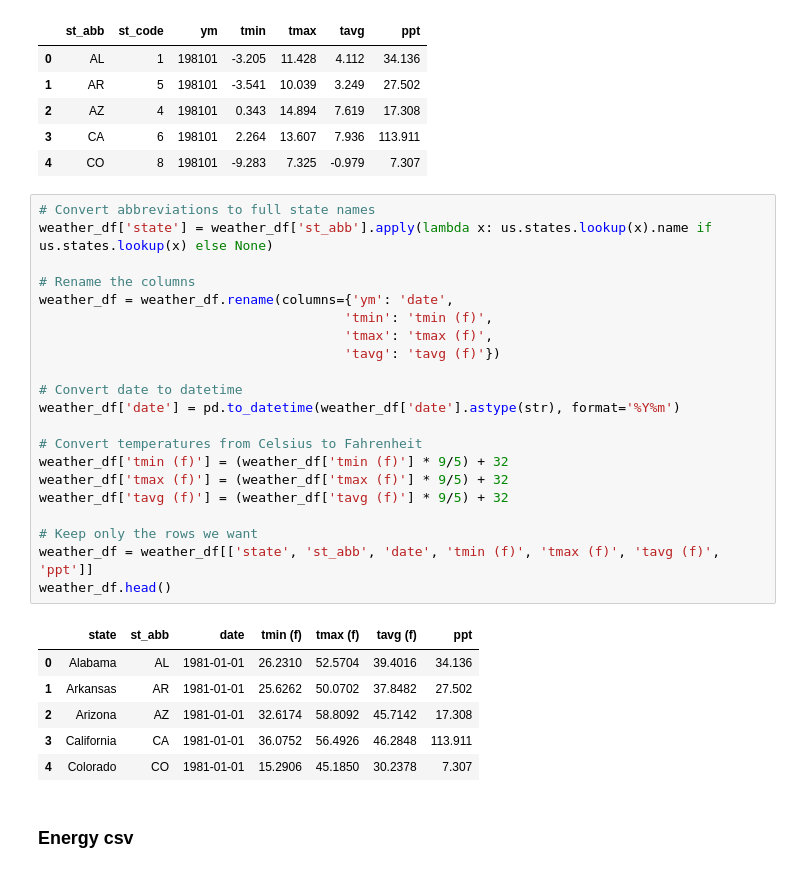
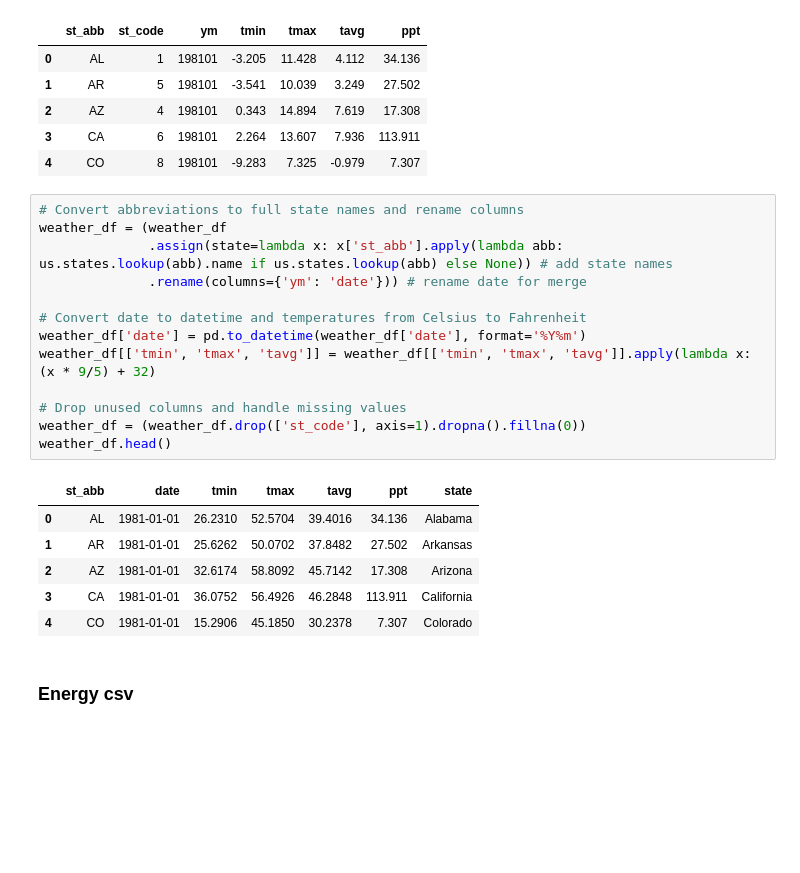
Before and after one commit to jcbritton/Weather_vs_Energy_Consumption, a Jupyter notebook: data_cleanup_code.ipynb, the cells around one changed output. Cells and saved outputs as stored; diff of their text form; blank space fills up the shorter version.

```diff
--- a/data_cleanup_code.ipynb
+++ b/data_cleanup_code.ipynb
@@ -20,33 +20,25 @@ weather_df.head()
 | 3 | CA | 6 | 198101 | 2.264 | 13.607 | 7.936 | 113.911 |
 | 4 | CO | 8 | 198101 | -9.283 | 7.325 | -0.979 | 7.307 |
 # %%
-# Convert abbreviations to full state names
-weather_df['state'] = weather_df['st_abb'].apply(lambda x: us.states.lookup(x).name if us.states.lookup(x) else None)
+# Convert abbreviations to full state names and rename columns
+weather_df = (weather_df
+              .assign(state=lambda x: x['st_abb'].apply(lambda abb: us.states.lookup(abb).name if us.states.lookup(abb) else None)) # add state names
+              .rename(columns={'ym': 'date'})) # rename date for merge
 
-# Rename the columns
-weather_df = weather_df.rename(columns={'ym': 'date',
-                                       'tmin': 'tmin (f)',
-                                       'tmax': 'tmax (f)',
-                                       'tavg': 'tavg (f)'})
+# Convert date to datetime and temperatures from Celsius to Fahrenheit
+weather_df['date'] = pd.to_datetime(weather_df['date'], format='%Y%m')
+weather_df[['tmin', 'tmax', 'tavg']] = weather_df[['tmin', 'tmax', 'tavg']].apply(lambda x: (x * 9/5) + 32)
 
-# Convert date to datetime
-weather_df['date'] = pd.to_datetime(weather_df['date'].astype(str), format='%Y%m')
-
-# Convert temperatures from Celsius to Fahrenheit
-weather_df['tmin (f)'] = (weather_df['tmin (f)'] * 9/5) + 32
-weather_df['tmax (f)'] = (weather_df['tmax (f)'] * 9/5) + 32
-weather_df['tavg (f)'] = (weather_df['tavg (f)'] * 9/5) + 32
-
-# Keep only the rows we want
-weather_df = weather_df[['state', 'st_abb', 'date', 'tmin (f)', 'tmax (f)', 'tavg (f)', 'ppt']]
+# Drop unused columns and handle missing values
+weather_df = (weather_df.drop(['st_code'], axis=1).dropna().fillna(0))
 weather_df.head()
 # %% [output]
-|  | state | st_abb | date | tmin (f) | tmax (f) | tavg (f) | ppt |
-| 0 | Alabama | AL | 1981-01-01 | 26.2310 | 52.5704 | 39.4016 | 34.136 |
-| 1 | Arkansas | AR | 1981-01-01 | 25.6262 | 50.0702 | 37.8482 | 27.502 |
-| 2 | Arizona | AZ | 1981-01-01 | 32.6174 | 58.8092 | 45.7142 | 17.308 |
-| 3 | California | CA | 1981-01-01 | 36.0752 | 56.4926 | 46.2848 | 113.911 |
-| 4 | Colorado | CO | 1981-01-01 | 15.2906 | 45.1850 | 30.2378 | 7.307 |
+|  | st_abb | date | tmin | tmax | tavg | ppt | state |
+| 0 | AL | 1981-01-01 | 26.2310 | 52.5704 | 39.4016 | 34.136 | Alabama |
+| 1 | AR | 1981-01-01 | 25.6262 | 50.0702 | 37.8482 | 27.502 | Arkansas |
+| 2 | AZ | 1981-01-01 | 32.6174 | 58.8092 | 45.7142 | 17.308 | Arizona |
+| 3 | CA | 1981-01-01 | 36.0752 | 56.4926 | 46.2848 | 113.911 | California |
+| 4 | CO | 1981-01-01 | 15.2906 | 45.1850 | 30.2378 | 7.307 | Colorado |
 # %% [markdown]
 ### Energy csv
 # %%
```
Also changed, not shown: parts of 3 cells of this notebook, 11 other files.
